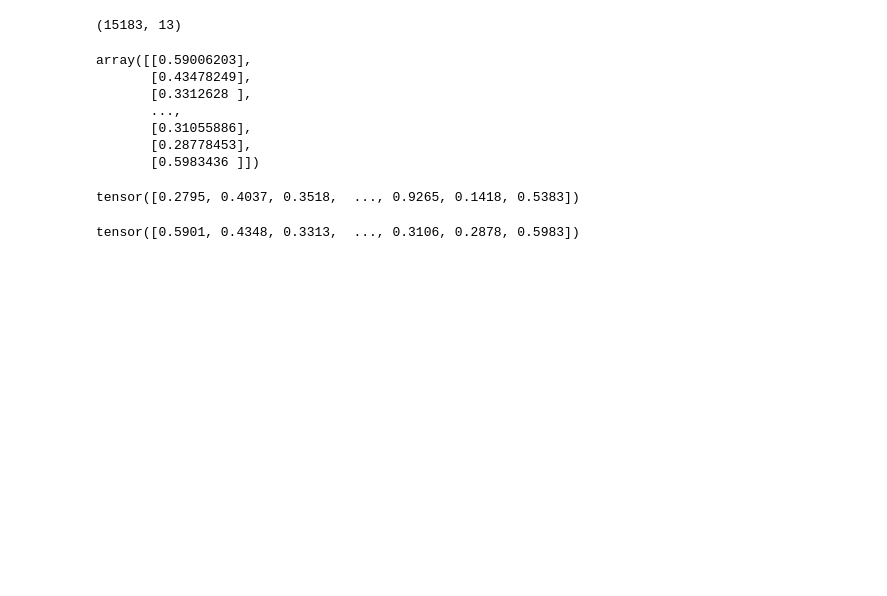
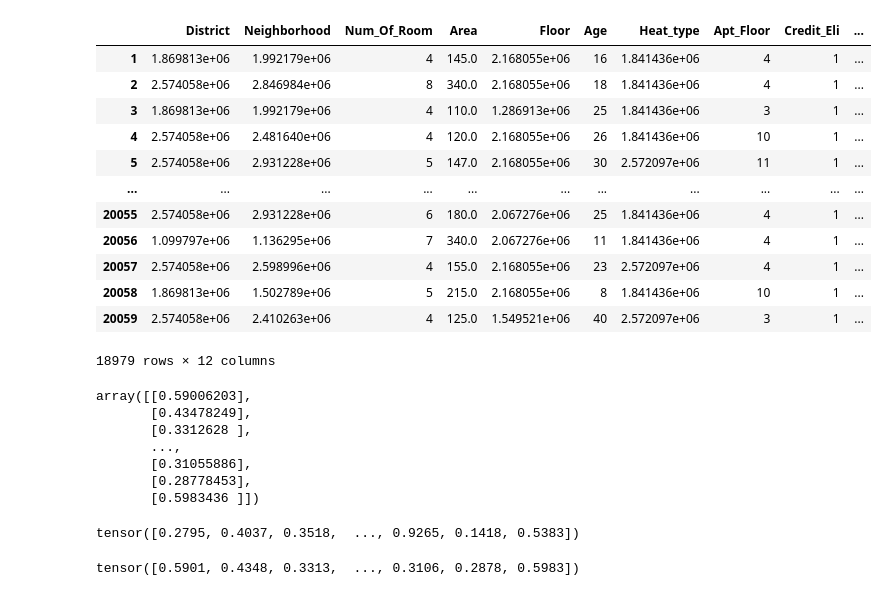
Before and after one commit to CaglarGuher/HepsiEmlak-Web-Scrapping-and-Modeling, a Jupyter notebook: Neural_Xg.ipynb, the cells around one changed output. Drawn from its saved outputs; the diff is of its cells as text; code cells hidden in the pictures; blank space fills up the shorter version.

```diff
--- a/Neural_Xg.ipynb
+++ b/Neural_Xg.ipynb
@@ -103 +103,20 @@ X = df_filtered.drop(columns=["Price"])
+# %%
+encoder = ce.TargetEncoder(cols=categorical_columns)
+X_encoded = encoder.fit_transform(X, Y)
+# %%
+X_encoded
+# %% [output]
+|  | District | Neighborhood | Num_Of_Room | Area | Floor | Age | Heat_type | Apt_Floor | Credit_Eli | ... |
+| 1 | 1.869813e+06 | 1.992179e+06 | 4 | 145.0 | 2.168055e+06 | 16 | 1.841436e+06 | 4 | 1 | ... |
+| 2 | 2.574058e+06 | 2.846984e+06 | 8 | 340.0 | 2.168055e+06 | 18 | 1.841436e+06 | 4 | 1 | ... |
+| 3 | 1.869813e+06 | 1.992179e+06 | 4 | 110.0 | 1.286913e+06 | 25 | 1.841436e+06 | 3 | 1 | ... |
+| 4 | 2.574058e+06 | 2.481640e+06 | 4 | 120.0 | 2.168055e+06 | 26 | 1.841436e+06 | 10 | 1 | ... |
+| 5 | 2.574058e+06 | 2.931228e+06 | 5 | 147.0 | 2.168055e+06 | 30 | 2.572097e+06 | 11 | 1 | ... |
+| ... | ... | ... | ... | ... | ... | ... | ... | ... | ... | ... |
+| 20055 | 2.574058e+06 | 2.931228e+06 | 6 | 180.0 | 2.067276e+06 | 25 | 1.841436e+06 | 4 | 1 | ... |
+| 20056 | 1.099797e+06 | 1.136295e+06 | 7 | 340.0 | 2.067276e+06 | 11 | 1.841436e+06 | 4 | 1 | ... |
+| 20057 | 2.574058e+06 | 2.598996e+06 | 4 | 155.0 | 2.168055e+06 | 23 | 2.572097e+06 | 4 | 1 | ... |
+| 20058 | 1.869813e+06 | 1.502789e+06 | 5 | 215.0 | 2.168055e+06 | 8 | 1.841436e+06 | 10 | 1 | ... |
+| 20059 | 2.574058e+06 | 2.410263e+06 | 4 | 125.0 | 1.549521e+06 | 40 | 2.572097e+06 | 3 | 1 | ... |
+18979 rows × 12 columns
 # %%
@@ -109,7 +124,3 @@ X_test_encoded = encoder.transform(X_test)
-# %%
-X_train_encoded.shape
-# %% [output]
-(15183, 13)
 # %%
 scaler_X = MinMaxScaler()
 scaler_Y = MinMaxScaler(feature_range=(0,1))
```
Also changed, not shown: parts of 9 cells of this notebook.
